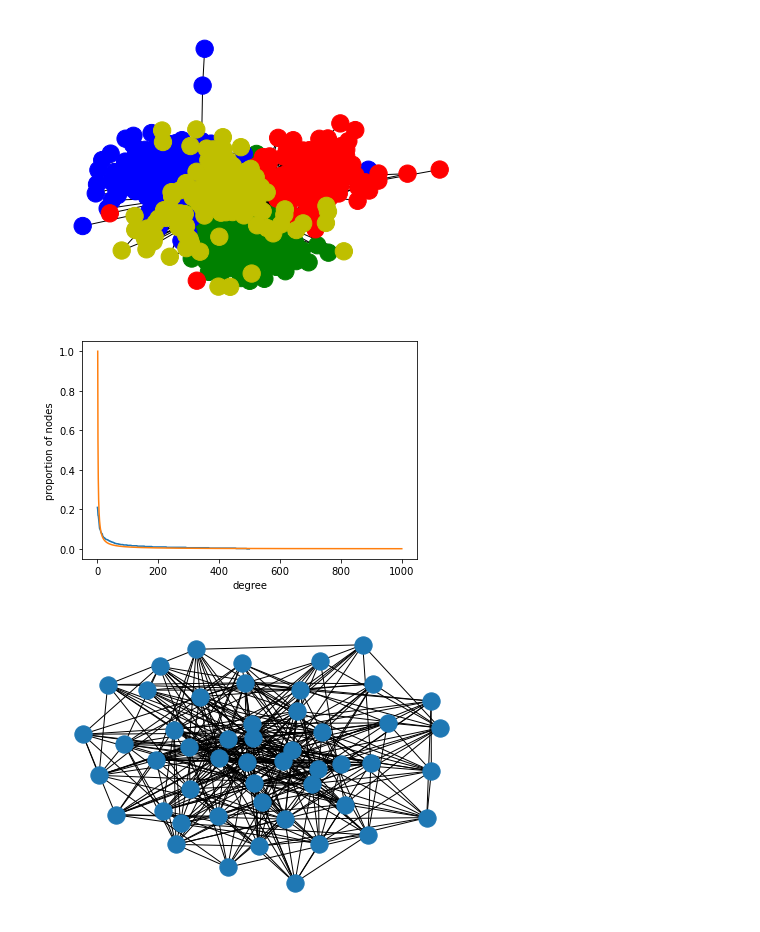
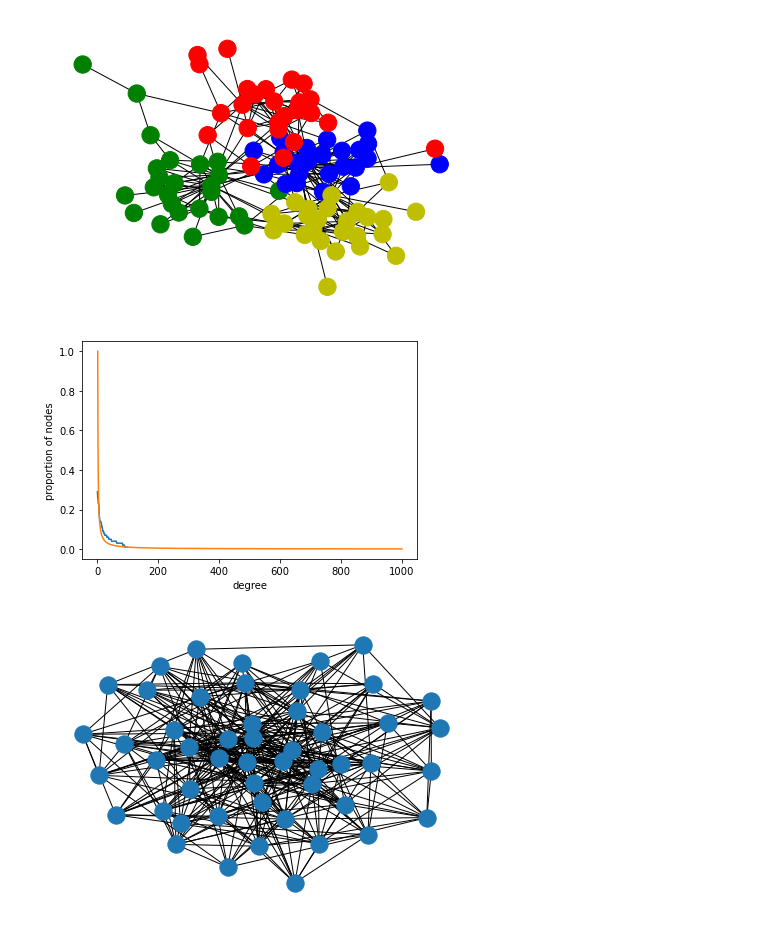
Before and after one commit to brownthesr/Synthetic-Graphs, a Jupyter notebook: scripts/SBM.ipynb, the cells around one changed output. Cells and saved outputs as stored; diff of their text form; code cells hidden in the pictures.

```diff
--- a/scripts/SBM.ipynb
+++ b/scripts/SBM.ipynb
@@ -12,3 +12,15 @@ def generate_ER(r,n):# creates an Erdos-Renyi graph
     adj = tri * adj
     adj = adj + adj.T
     return adj
+# %%
+from sklearn.cluster import SpectralClustering
+adj = [[0,1,1,0,0,0],
+       [1,0,1,0,0,0],
+       [1,1,0,1,0,0],
+       [0,0,1,0,1,1],
+       [0,0,0,1,0,1],
+       [0,0,0,1,1,0]]
+adj = np.array(adj)
+sc = SpectralClustering(2,affinity="precomputed")
+sc.fit(adj)
+print(sc.labels_,1-sc.labels_)
@@ -317,36 +331,36 @@ def draw_graph(adj,communities):
     g.remove_edges_from(nx.selfloop_edges(g))
     colors = np.zeros((nx.number_of_nodes(g)),dtype=str)
     colors[np.where(communities == 0)] = "green"
     colors[np.where(communities == 1)] = "blue"
     colors[np.where(communities == 2)] = "red"
     colors[np.where(communities == 3)] = "yellow"
     nx.draw(g,node_color=colors)
     plt.show()
 
 def degree_distribution(adj):
     """
     Figures out the degree distribution of our generated graph
 
     The degree distribution(blue) of our graph is plotted against
     the graph 1/x^2(orange)
     """
     g = nx.from_numpy_array(adj)
     degree_sequence = np.array(sorted((d for n, d in g.degree()), reverse=True))/nx.number_of_nodes(g)
     plt.plot(degree_sequence)
     x = np.linspace(1,1000,10000)
     y = 1/(x)
     plt.plot(x,y)
     plt.xlabel("degree")
     plt.ylabel("proportion of nodes")
     plt.show()
 
-adj,b,communities = DC_SSBM(500,4,10,.7,3)
+adj,b,communities = DC_SSBM(100,4,10,.7,3)
 
 draw_graph(adj,communities)
 degree_distribution(adj)
 # %% [output]
-[figure, old version]
+[figure, new version]
-[figure, old version]
+[figure, new version]
 # %%
 def generate_PA(n,m):# creates a Preferential attachment graph
     G = nx.barabasi_albert_graph(n,m=m)
```
Also changed, not shown: parts of 3 cells of this notebook, 3 other files.
